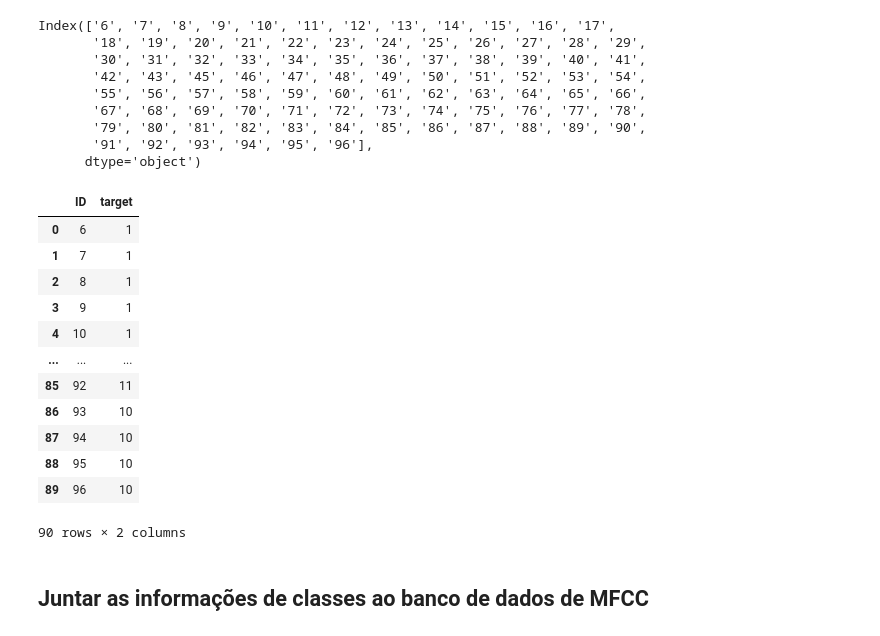
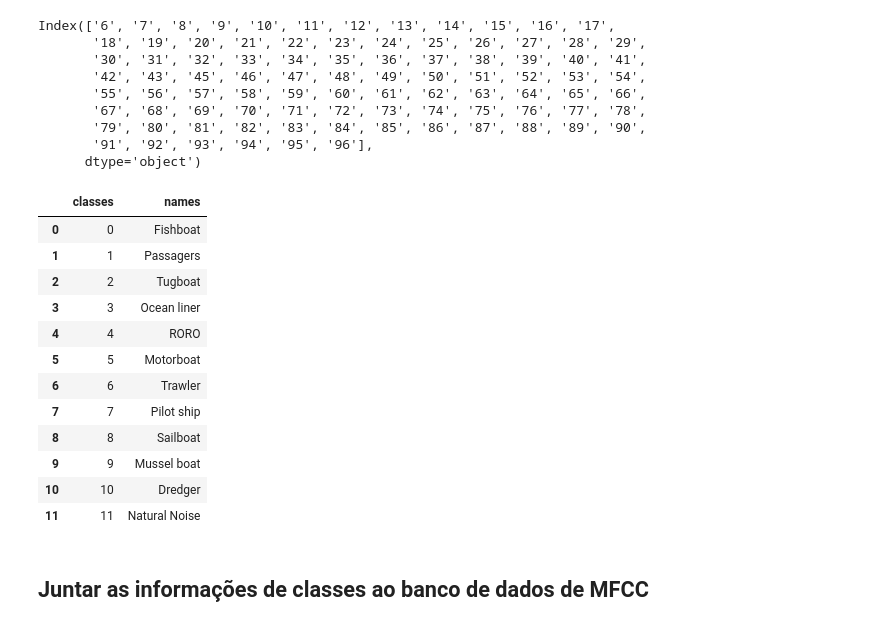
Before and after one commit to natmourajr/SonarClassification, a Jupyter notebook: notebooks/1 - shipsear_read_data.ipynb, the cells around one changed output. Drawn from its saved outputs; the diff is of its cells as text; code cells hidden in the pictures.

Commit message:
Creating a new data flow

```diff
--- a/notebooks/1 - shipsear_read_data.ipynb
+++ b/notebooks/1 - shipsear_read_data.ipynb
@@ -19,20 +19,8 @@ import soundfile as sf
 # %%
-dict_buffer = {'Train Label':['ShipsEar_NN_Classification'],
-               'Raw Data Path':['../data/shipsEar_AUDIOS'],
-               'Info Files Path':['../data/file_info.csv'],
-               'MFCC Processed Path':['../data/mfcc_data.csv'],
-               'Classes Name Path':['../data/class_names.csv'],
-               'ID 2 Class Path':['../data/id2classes.csv'],
-               'Ready to Train Data Path':['../data/train_data.csv'],
-               'Indexes Path':['../data/indexes'],
-               'Number of Folds':[5],
-               'Pipeline Path':['../data/pipelines'],
-               'Model Path':['../data/models'],
-               'Hidden Neurons Path':['../data/models/hidden_neurons.pkl'],
-               'Number of Inits':[1],
-              }
-df_config = pd.DataFrame(data=dict_buffer)
-df_config.to_csv('../data/config.csv',index=False)
+config_file_path = '../data/config.csv'
+df_config = pd.read_csv(config_file_path)
+
+train_id = 0
 # %%
 df_config
 # %% [output]
@@ -283,21 +272,21 @@ df_buffer.to_csv(df_config['Classes Name Path'][0],index=False)
 # %%
-df_id2classes = pd.read_csv(df_config['ID 2 Class Path'][0])
+df_id2classes = pd.read_csv(df_config['target_label_file'][train_id])
 df_id2classes.rename({"Unnamed: 0":"ID"}, axis="columns", inplace=True)
 df_id2classes
 # %% [output]
-|  | ID | target |
-| 0 | 6 | 1 |
-| 1 | 7 | 1 |
-| 2 | 8 | 1 |
-| 3 | 9 | 1 |
-| 4 | 10 | 1 |
-| ... | ... | ... |
-| 85 | 92 | 11 |
-| 86 | 93 | 10 |
-| 87 | 94 | 10 |
-| 88 | 95 | 10 |
-| 89 | 96 | 10 |
+|  | classes | names |
+| 0 | 0 | Fishboat |
+| 1 | 1 | Passagers |
+| 2 | 2 | Tugboat |
+| 3 | 3 | Ocean liner |
+| 4 | 4 | RORO |
+| 5 | 5 | Motorboat |
+| 6 | 6 | Trawler |
+| 7 | 7 | Pilot ship |
+| 8 | 8 | Sailboat |
+| 9 | 9 | Mussel boat |
+| 10 | 10 | Dredger |
+| 11 | 11 | Natural Noise |
-90 rows × 2 columns
 # %% [markdown]
 ## Juntar as informações de classes ao banco de dados de MFCC
 # %%
```
Also changed, not shown: parts of 12 cells of this notebook, 4 other files.
